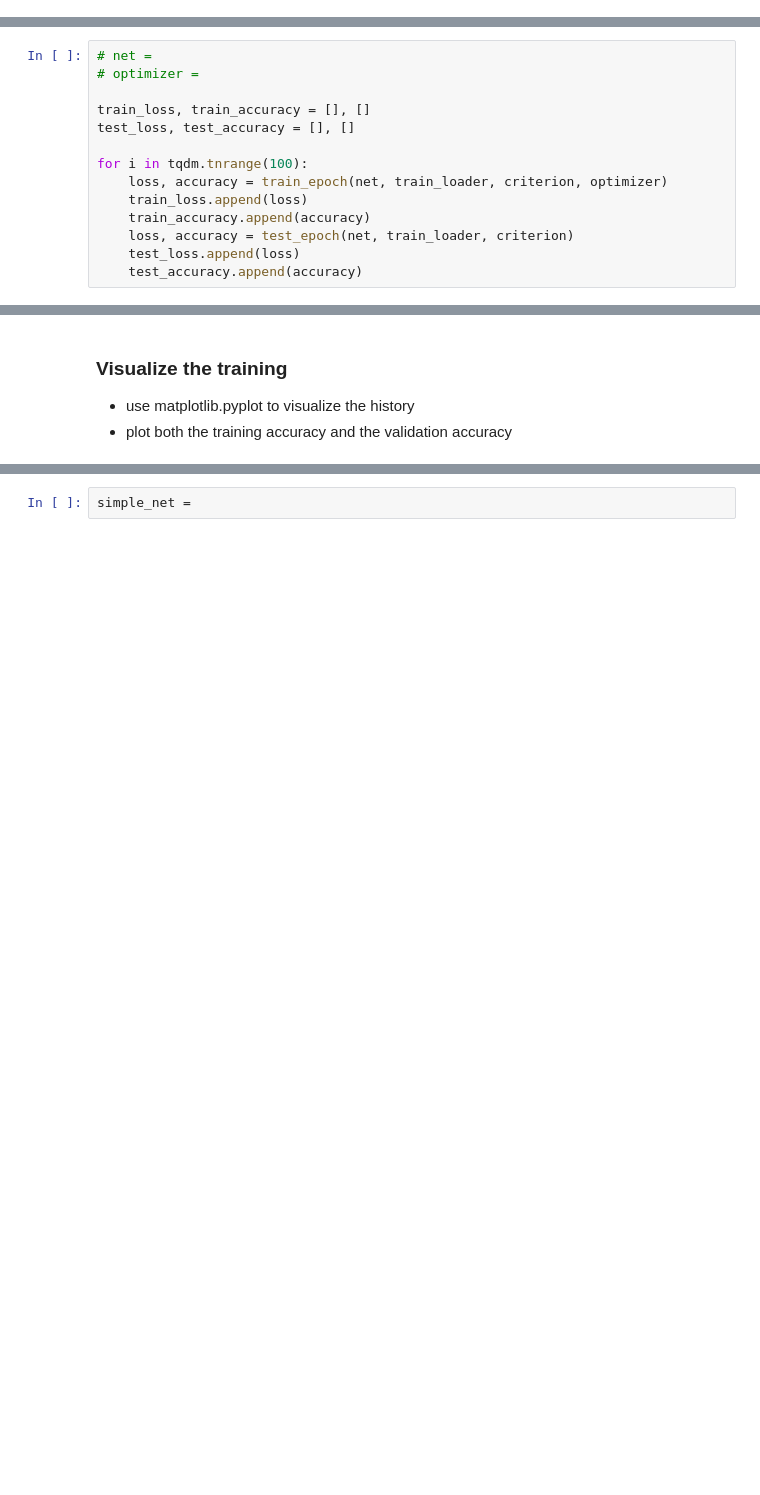
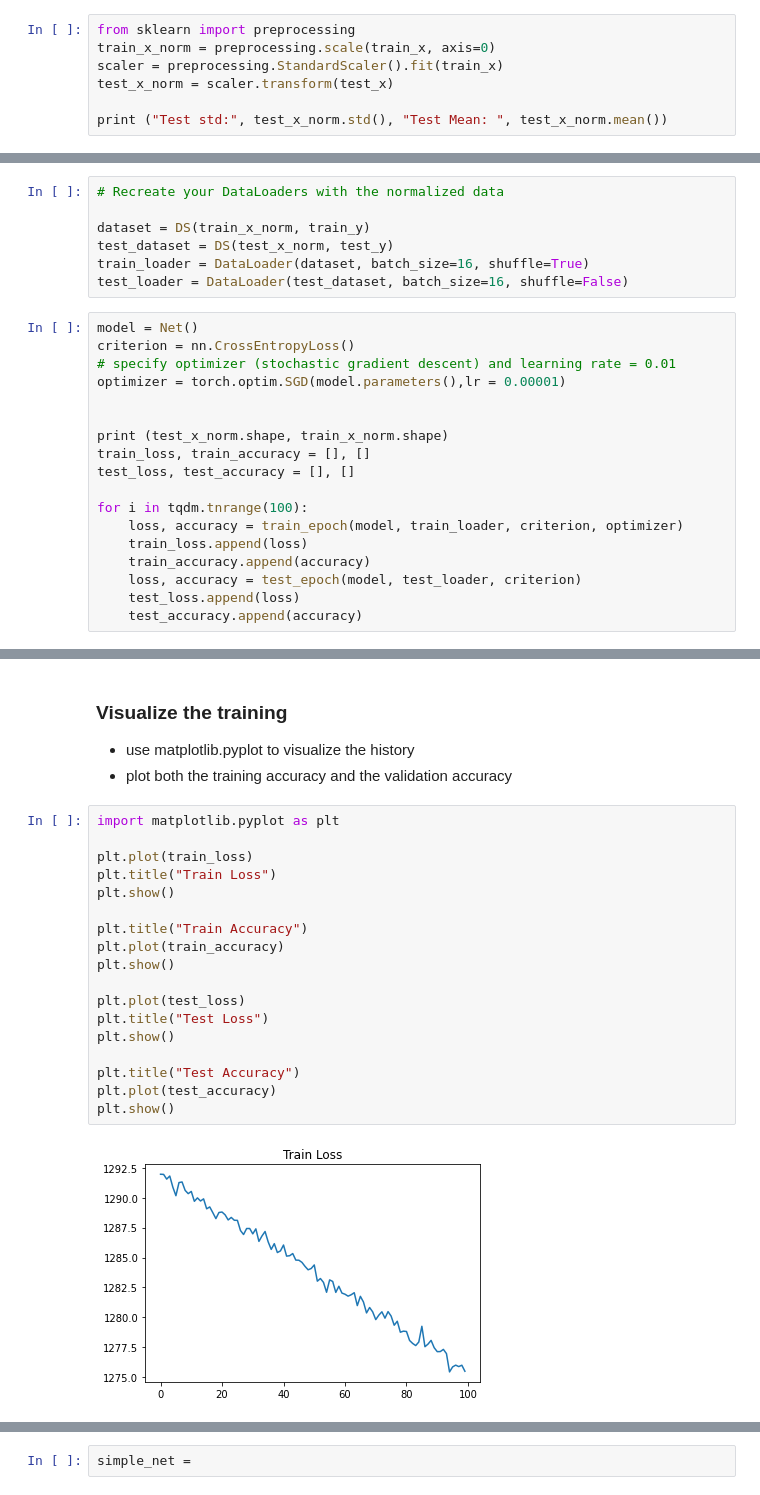
Before and after one commit to 0merjavaid/VDL_exercises, a Jupyter notebook: exercise_1/exercise_1a.ipynb, the cells around one changed output, grey strips where cells are left out. Cells and saved outputs as stored; diff of their text form; blank space fills up the shorter version.

```diff
--- a/exercise_1/exercise_1a.ipynb
+++ b/exercise_1/exercise_1a.ipynb
@@ -305,0 +298,7 @@ from sklearn import preprocessing
+# %%
+from sklearn import preprocessing
+train_x_norm = preprocessing.scale(train_x, axis=0)
+scaler = preprocessing.StandardScaler().fit(train_x)
+test_x_norm = scaler.transform(test_x)
+
+print ("Test std:", test_x_norm.std(), "Test Mean: ", test_x_norm.mean())
@@ -324,14 +363,25 @@ display(stats)
+# %%
+# Recreate your DataLoaders with the normalized data
+
+dataset = DS(train_x_norm, train_y)
+test_dataset = DS(test_x_norm, test_y)
+train_loader = DataLoader(dataset, batch_size=16, shuffle=True)
+test_loader = DataLoader(test_dataset, batch_size=16, shuffle=False)
 # %%
-# net =
-# optimizer =
+model = Net()
+criterion = nn.CrossEntropyLoss()
+# specify optimizer (stochastic gradient descent) and learning rate = 0.01
+optimizer = torch.optim.SGD(model.parameters(),lr = 0.00001)
 
+
+print (test_x_norm.shape, train_x_norm.shape)
 train_loss, train_accuracy = [], []
 test_loss, test_accuracy = [], []
 
 for i in tqdm.tnrange(100):
-    loss, accuracy = train_epoch(net, train_loader, criterion, optimizer)
+    loss, accuracy = train_epoch(model, train_loader, criterion, optimizer)
     train_loss.append(loss)
     train_accuracy.append(accuracy)
-    loss, accuracy = test_epoch(net, train_loader, criterion)
+    loss, accuracy = test_epoch(model, test_loader, criterion)
     test_loss.append(loss)
     test_accuracy.append(accuracy)
@@ -339,3 +409,23 @@ for i in tqdm.tnrange(100):
 ### Visualize the training
 - use matplotlib.pyplot to visualize the history
 - plot both the training accuracy and the validation accuracy
+# %%
+import matplotlib.pyplot as plt
+
+plt.plot(train_loss)
+plt.title("Train Loss")
+plt.show()
+
+plt.title("Train Accuracy")
+plt.plot(train_accuracy)
+plt.show()
+
+plt.plot(test_loss)
+plt.title("Test Loss")
+plt.show()
+
+plt.title("Test Accuracy")
+plt.plot(test_accuracy)
+plt.show()
+# %% [output]
+[figure, added]
```
Also changed, not shown: parts of 15 cells of this notebook.
